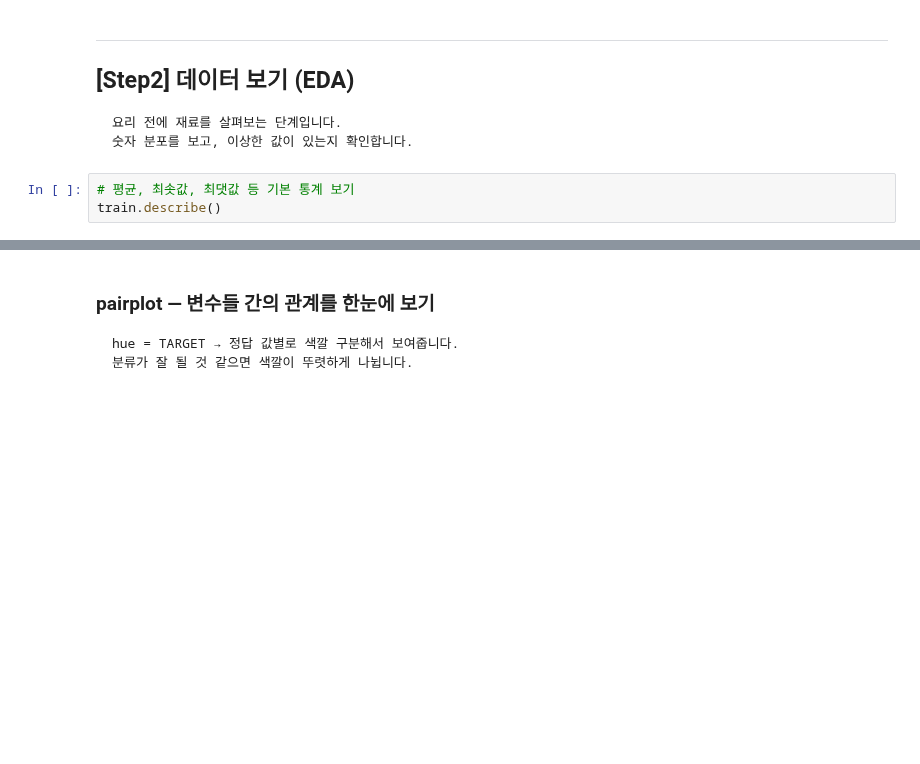
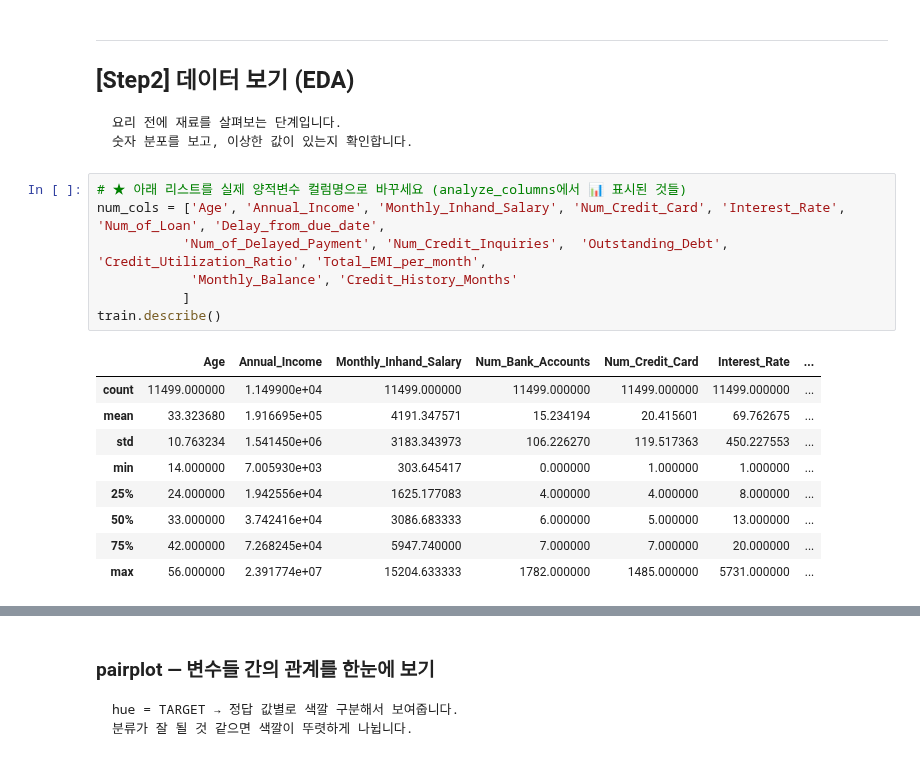
Before and after one commit to chlendyd7/Algorithm, a Jupyter notebook: [현대엔지비] HDAT-DA Fast Track 교안_심선영 교수/템플릿/분류_Classification_템플릿.ipynb, the cells around one changed output, grey strips where cells are left out. Cells and saved outputs as stored; diff of their text form; blank space fills up the shorter version.

````diff
--- a/[현대엔지비] HDAT-DA Fast Track 교안_심선영 교수/템플릿/분류_Classification_템플릿.ipynb
+++ b/[현대엔지비] HDAT-DA Fast Track 교안_심선영 교수/템플릿/분류_Classification_템플릿.ipynb
@@ -115,9 +193,23 @@ analyze_columns(train, target_col=TARGET,
 요리 전에 재료를 살펴보는 단계입니다.
 숫자 분포를 보고, 이상한 값이 있는지 확인합니다.
 ```
-# %%
-# 평균, 최솟값, 최댓값 등 기본 통계 보기
-train.describe()
+# %%
+# ★ 아래 리스트를 실제 양적변수 컬럼명으로 바꾸세요 (analyze_columns에서 📊 표시된 것들)
+num_cols = ['Age', 'Annual_Income', 'Monthly_Inhand_Salary', 'Num_Credit_Card', 'Interest_Rate', 'Num_of_Loan', 'Delay_from_due_date',
+           'Num_of_Delayed_Payment', 'Num_Credit_Inquiries',  'Outstanding_Debt', 'Credit_Utilization_Ratio', 'Total_EMI_per_month',
+            'Monthly_Balance', 'Credit_History_Months'
+           ]
+train.describe()
+# %% [output]
+|  | Age | Annual_Income | Monthly_Inhand_Salary | Num_Bank_Accounts | Num_Credit_Card | Interest_Rate | ... |
+| count | 11499.000000 | 1.149900e+04 | 11499.000000 | 11499.000000 | 11499.000000 | 11499.000000 | ... |
+| mean | 33.323680 | 1.916695e+05 | 4191.347571 | 15.234194 | 20.415601 | 69.762675 | ... |
+| std | 10.763234 | 1.541450e+06 | 3183.343973 | 106.226270 | 119.517363 | 450.227553 | ... |
+| min | 14.000000 | 7.005930e+03 | 303.645417 | 0.000000 | 1.000000 | 1.000000 | ... |
+| 25% | 24.000000 | 1.942556e+04 | 1625.177083 | 4.000000 | 4.000000 | 8.000000 | ... |
+| 50% | 33.000000 | 3.742416e+04 | 3086.683333 | 6.000000 | 5.000000 | 13.000000 | ... |
+| 75% | 42.000000 | 7.268245e+04 | 5947.740000 | 7.000000 | 7.000000 | 20.000000 | ... |
+| max | 56.000000 | 2.391774e+07 | 15204.633333 | 1782.000000 | 1485.000000 | 5731.000000 | ... |
 # %%
 # 글자형 컬럼 통계
 train.describe(include='O')
````
Also changed, not shown: parts of 30 cells of this notebook, 25 other files.
